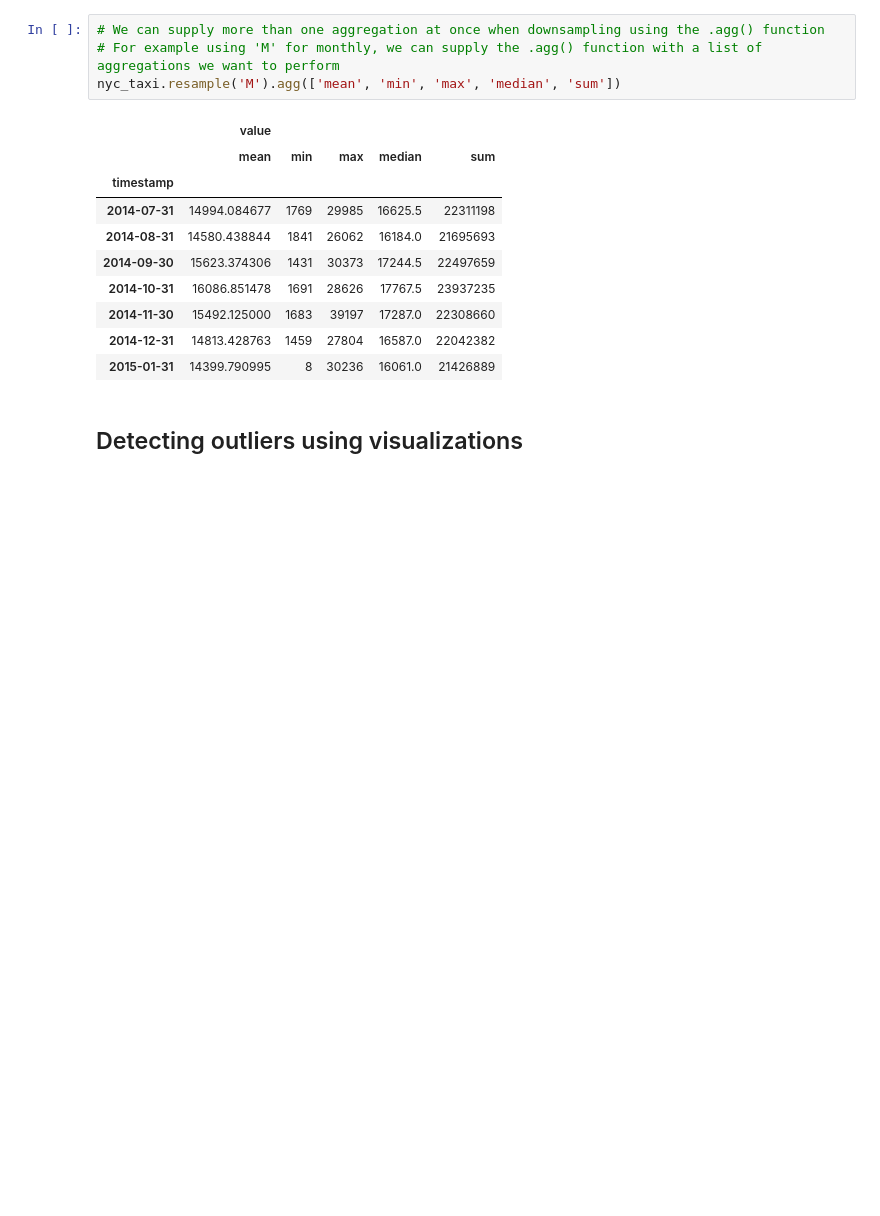
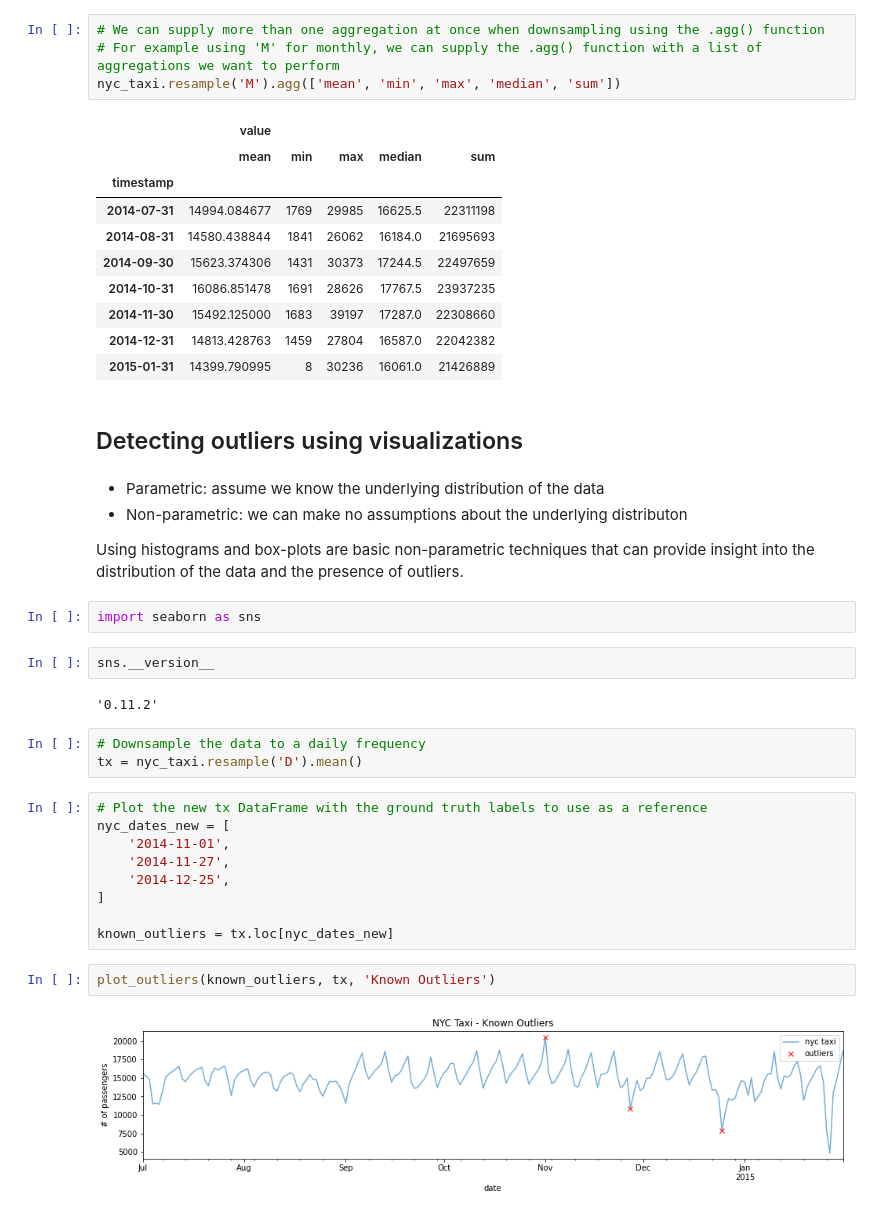
Before and after one commit to LaurbergMJ/TimeSeriesAnalysisWithPythonCookbook, a Jupyter notebook: Ch8.ipynb, the cells around one changed output. Saved outputs shown, nothing was run; the diff lists cells and outputs as text; blank space fills up the shorter version.

```diff
--- a/Ch8.ipynb
+++ b/Ch8.ipynb
@@ -185,3 +185,30 @@ nyc_taxi.resample('M').agg(['mean', 'min', 'max', 'median', 'sum'])
 | 2015-01-31 | 14399.790995 | 8 | 30236 | 16061.0 | 21426889 |
 # %% [markdown]
 ## Detecting outliers using visualizations
+# %% [markdown]
+* Parametric: assume we know the underlying distribution of the data
+* Non-parametric: we can make no assumptions about the underlying distributon
+
+Using histograms and box-plots are basic non-parametric techniques that can provide insight into the distribution of the data and the presence of outliers.
+# %%
+import seaborn as sns
+# %%
+sns.__version__
+# %% [output]
+'0.11.2'
+# %%
+# Downsample the data to a daily frequency
+tx = nyc_taxi.resample('D').mean()
+# %%
+# Plot the new tx DataFrame with the ground truth labels to use as a reference
+nyc_dates_new = [
+    '2014-11-01',
+    '2014-11-27',
+    '2014-12-25',
+]
+
+known_outliers = tx.loc[nyc_dates_new]
+# %%
+plot_outliers(known_outliers, tx, 'Known Outliers')
+# %% [output]
+[figure, added]
```
Also changed, not shown: parts of 7 cells of this notebook.
